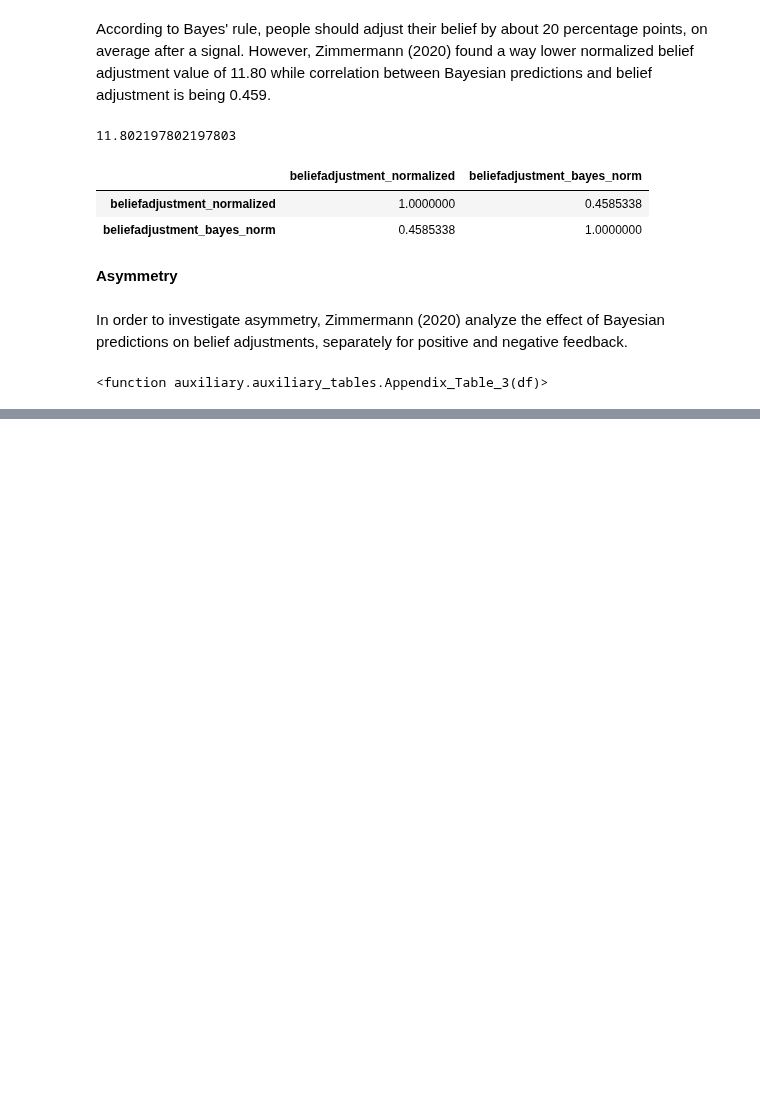
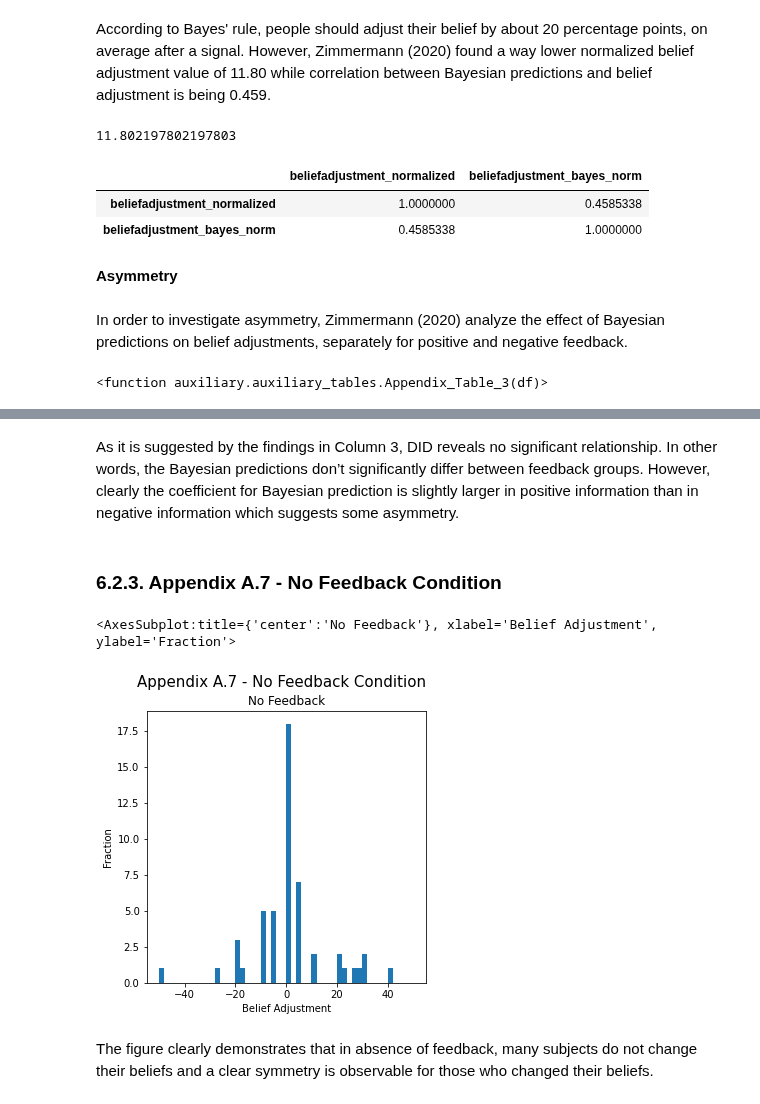
Before and after one commit to aysuavci/ose-data-science-course-project-aysuavci, a Jupyter notebook: project_notebook.ipynb, the cells around one changed output, grey strips where cells are left out. Drawn from its saved outputs; the diff is of its cells as text; code cells hidden in the pictures; blank space fills up the shorter version.

```diff
--- a/project_notebook.ipynb
+++ b/project_notebook.ipynb
@@ -423,3 +423,22 @@ In order to investigate asymmetry, Zimmermann (2020) analyze the effect of Bayes
 Appendix_Table_3(df) #NEEDS FIX
 # %% [output]
 <function auxiliary.auxiliary_tables.Appendix_Table_3(df)>
+# %%
+df_short_g = pd.DataFrame({"beliefadjustment_normalized": df[df["dummynews_goodbad"] == 0][df[df["dummynews_goodbad"] == 0]['treatgroup'] == 4]['beliefadjustment_normalized'], "beliefadjustment_bayes_norm": df[df["dummynews_goodbad"] == 0][df[df["dummynews_goodbad"] == 0]['treatgroup'] == 4]['beliefadjustment_bayes_norm']})
+model_ols = smf.ols(formula="beliefadjustment_normalized ~ beliefadjustment_bayes_norm", data=df_short_g)
+reg_s_1 = model_ols.fit(cov_type='HC1')
+
+df_short_b = pd.DataFrame({"beliefadjustment_normalized": df[df["dummynews_goodbad"] == 1][df[df["dummynews_goodbad"] == 1]['treatgroup'] == 4]['beliefadjustment_normalized'], "beliefadjustment_bayes_norm": df[df["dummynews_goodbad"] == 1][df[df["dummynews_goodbad"] == 1]['treatgroup'] == 4]['beliefadjustment_bayes_norm']})
+model_ols = smf.ols(formula="beliefadjustment_normalized ~ beliefadjustment_bayes_norm", data=df_short_b)
+reg_s_2 = model_ols.fit(cov_type='HC1')
+
+df["interact_negative_bayes"] = df["beliefadjustment_bayes_norm"]*df["dummynews_goodbad"]
+
+model_ols = smf.ols(formula= "beliefadjustment_normalized ~ beliefadjustment_bayes_norm + dummynews_goodbad + interact_negative_bayes", data=df[df['treatgroup'] == 4])
+reg_s_3 = model_ols.fit(cov_type='HC1')
+
+Appendix_Table_3 = Stargazer([reg_s_1, reg_s_2, reg_s_3])
+Appendix_Table_3.title('Appendix_Table_3: Belief Adjustment in the Short-Run')
+Appendix_Table_3.dependent_variable_name('Belief Adjustment')
+Appendix_Table_3.custom_columns(['Positive Information', 'Negative Information', 'Difference-in-difference'], [1,1,1])
+Appendix_Table_3
@@ -425,0 +463,11 @@ Appendix_Table_3(df) #NEEDS FIX
+# %% [markdown]
+As it is suggested by the findings in Column 3, DID reveals no significant relationship. In other words, the Bayesian predictions don’t significantly differ between feedback groups. However, clearly the coefficient for Bayesian prediction is slightly larger in positive information than in negative information which suggests some asymmetry.
+# %% [markdown]
+### 6.2.3. Appendix A.7 - No Feedback Condition
+# %%
+Appendix_Figure_1(df)
+# %% [output]
+<AxesSubplot:title={'center':'No Feedback'}, xlabel='Belief Adjustment', ylabel='Fraction'>
+[figure, added]
+# %% [markdown]
+The figure clearly demonstrates that in absence of feedback, many subjects do not change their beliefs and a clear symmetry is observable for those who changed their beliefs.
```
Also changed, not shown: parts of 6 cells of this notebook.
